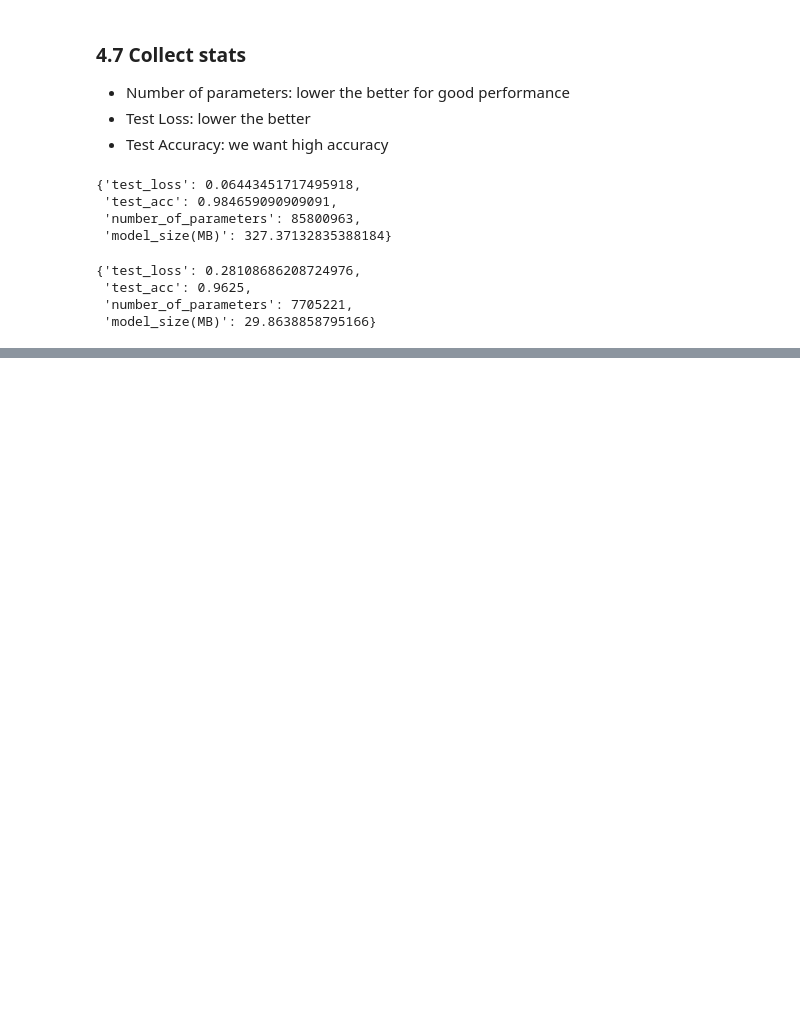
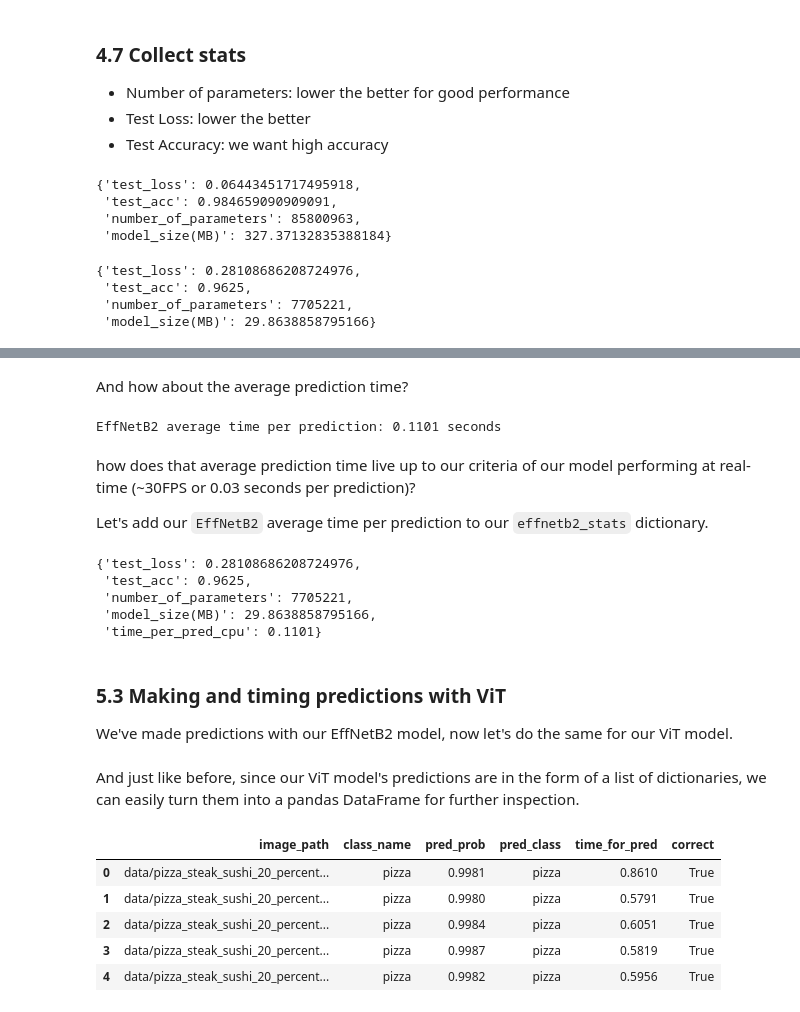
Before and after one commit to anupj/PyTorchForDeepLearningBootcamp, a Jupyter notebook: 09_pytorch_model_deployment.ipynb, the cells around one changed output, grey strips where cells are left out. Drawn from its saved outputs; the diff is of its cells as text; code cells hidden in the pictures; blank space fills up the shorter version.

```diff
--- a/09_pytorch_model_deployment.ipynb
+++ b/09_pytorch_model_deployment.ipynb
@@ -676,0 +824,46 @@ effnetb2_stats
+# %% [markdown]
+And how about the average prediction time?
+# %%
+# Find the average time per prediction
+effnetb2_average_time_per_pred = round(effnetb2_test_pred_df.time_for_pred.mean(), 4)
+print(f"EffNetB2 average time per prediction: {effnetb2_average_time_per_pred} seconds")
+# %% [output]
+EffNetB2 average time per prediction: 0.1101 seconds
+# %% [markdown]
+how does that average prediction time live up to our criteria of our model performing at real-time (~30FPS or 0.03 seconds per prediction)?
+
+Let's add our `EffNetB2` average time per prediction to our `effnetb2_stats` dictionary.
+# %%
+# Add EffNetB2 average prediction time to stats dictionary
+effnetb2_stats["time_per_pred_cpu"] = effnetb2_average_time_per_pred
+effnetb2_stats
+# %% [output]
+{'test_loss': 0.28108686208724976,
+ 'test_acc': 0.9625,
+ 'number_of_parameters': 7705221,
+ 'model_size(MB)': 29.8638858795166,
+ 'time_per_pred_cpu': 0.1101}
+# %% [markdown]
+### 5.3 Making and timing predictions with ViT
+We've made predictions with our EffNetB2 model, now let's do the same for our ViT model.
+# %%
+# Make list of prediction dictionaries with ViT feature extractor model on test images
+vit_test_pred_dicts = pred_and_store(paths=test_data_paths,
+                                     model=vit16,
+                                     transform=vit16_transforms,
+                                     class_names=class_names,
+                                     device="cpu")
+# %% [markdown]
+And just like before, since our ViT model's predictions are in the form of a list of dictionaries, we can easily turn them into a pandas DataFrame for further inspection.
+# %%
+# Turn vit_test_pred_dicts into a DataFrame
+import pandas as pd
+vit_test_pred_df = pd.DataFrame(vit_test_pred_dicts)
+vit_test_pred_df.head()
+# %% [output]
+|  | image_path | class_name | pred_prob | pred_class | time_for_pred | correct |
+| 0 | data/pizza_steak_sushi_20_percent... | pizza | 0.9981 | pizza | 0.8610 | True |
+| 1 | data/pizza_steak_sushi_20_percent... | pizza | 0.9980 | pizza | 0.5791 | True |
+| 2 | data/pizza_steak_sushi_20_percent... | pizza | 0.9984 | pizza | 0.6051 | True |
+| 3 | data/pizza_steak_sushi_20_percent... | pizza | 0.9987 | pizza | 0.5819 | True |
+| 4 | data/pizza_steak_sushi_20_percent... | pizza | 0.9982 | pizza | 0.5956 | True |
```
Also changed, not shown: parts of 26 cells of this notebook.
